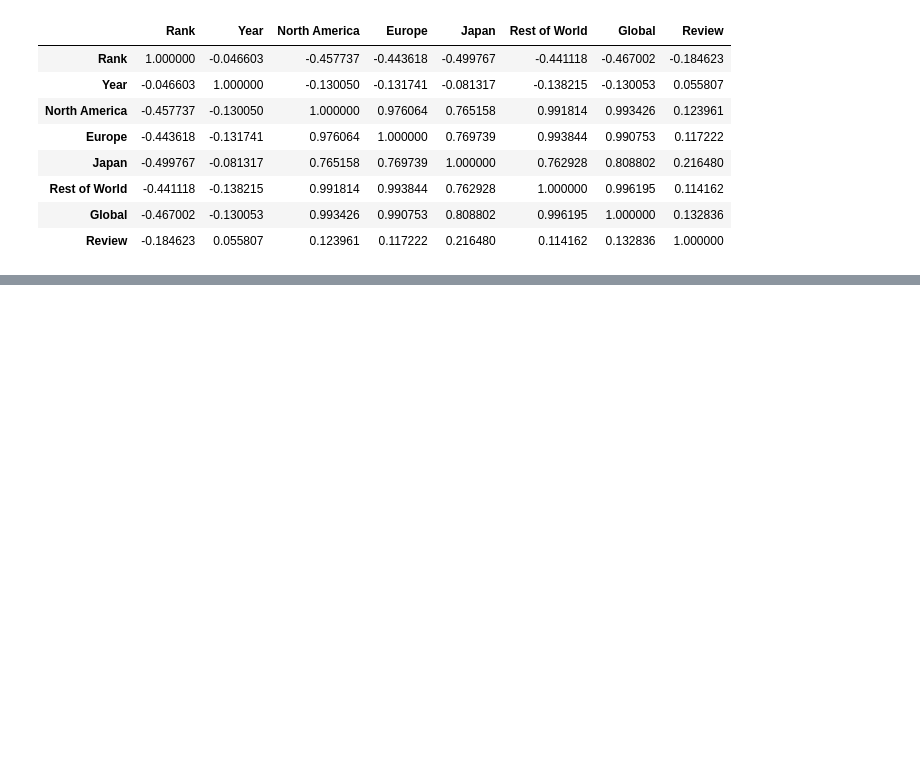
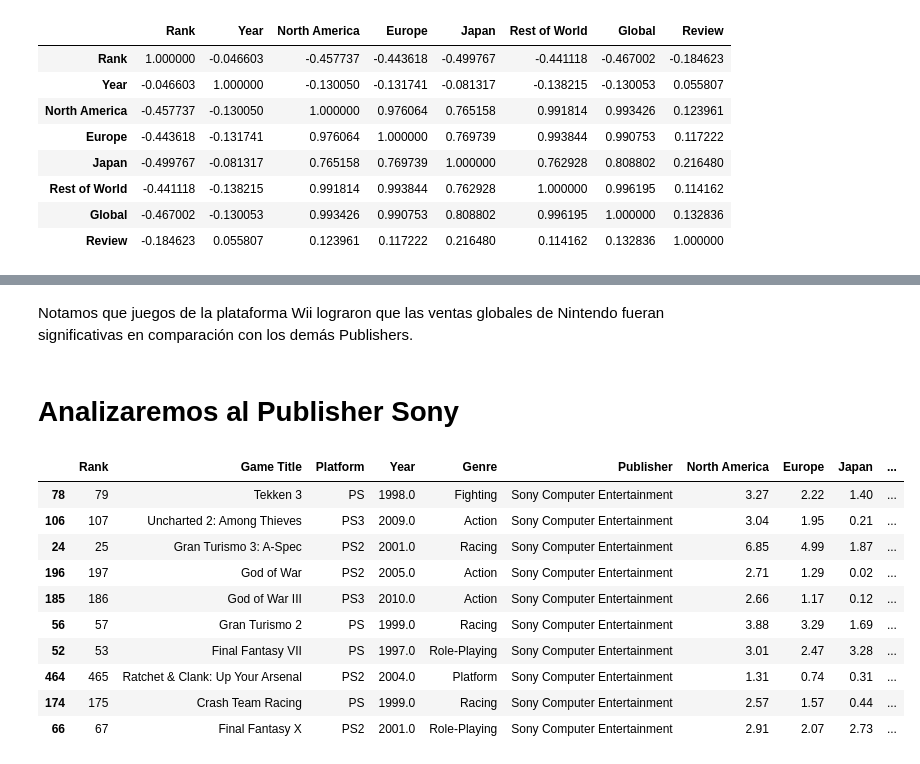
Before and after one commit to pablo-mada/Proyecto-Final, a Jupyter notebook: Notebooks/03_Trabajo_con_DataSet_Editado.ipynb, the cells around one changed output, grey strips where cells are left out. Saved outputs shown, nothing was run; the diff lists cells and outputs as text; code cells hidden in the pictures; blank space fills up the shorter version.

```diff
--- a/Notebooks/03_Trabajo_con_DataSet_Editado.ipynb
+++ b/Notebooks/03_Trabajo_con_DataSet_Editado.ipynb
@@ -183,0 +171,20 @@ Strategy           0.018946  0.013483  0.017706       0.008813
+# %% [markdown]
+Notamos que juegos de la plataforma Wii lograron que las ventas globales de Nintendo fueran significativas en comparación con los demás Publishers.
+# %% [markdown]
+# Analizaremos al Publisher Sony
+# %%
+df_sony=df[df['Publisher'] =='Sony Computer Entertainment']
+juegos_top_review_sony = df_sony.sort_values(by='Review', ascending=False)
+juegos_top_review_sony.head(10)
+# %% [output]
+|  | Rank | Game Title | Platform | Year | Genre | Publisher | North America | Europe | Japan | ... |
+| 78 | 79 | Tekken 3 | PS | 1998.0 | Fighting | Sony Computer Entertainment | 3.27 | 2.22 | 1.40 | ... |
+| 106 | 107 | Uncharted 2: Among Thieves | PS3 | 2009.0 | Action | Sony Computer Entertainment | 3.04 | 1.95 | 0.21 | ... |
+| 24 | 25 | Gran Turismo 3: A-Spec | PS2 | 2001.0 | Racing | Sony Computer Entertainment | 6.85 | 4.99 | 1.87 | ... |
+| 196 | 197 | God of War | PS2 | 2005.0 | Action | Sony Computer Entertainment | 2.71 | 1.29 | 0.02 | ... |
+| 185 | 186 | God of War III | PS3 | 2010.0 | Action | Sony Computer Entertainment | 2.66 | 1.17 | 0.12 | ... |
+| 56 | 57 | Gran Turismo 2 | PS | 1999.0 | Racing | Sony Computer Entertainment | 3.88 | 3.29 | 1.69 | ... |
+| 52 | 53 | Final Fantasy VII | PS | 1997.0 | Role-Playing | Sony Computer Entertainment | 3.01 | 2.47 | 3.28 | ... |
+| 464 | 465 | Ratchet & Clank: Up Your Arsenal | PS2 | 2004.0 | Platform | Sony Computer Entertainment | 1.31 | 0.74 | 0.31 | ... |
+| 174 | 175 | Crash Team Racing | PS | 1999.0 | Racing | Sony Computer Entertainment | 2.57 | 1.57 | 0.44 | ... |
+| 66 | 67 | Final Fantasy X | PS2 | 2001.0 | Role-Playing | Sony Computer Entertainment | 2.91 | 2.07 | 2.73 | ... |
```
Also changed, not shown: parts of 13 cells of this notebook.
